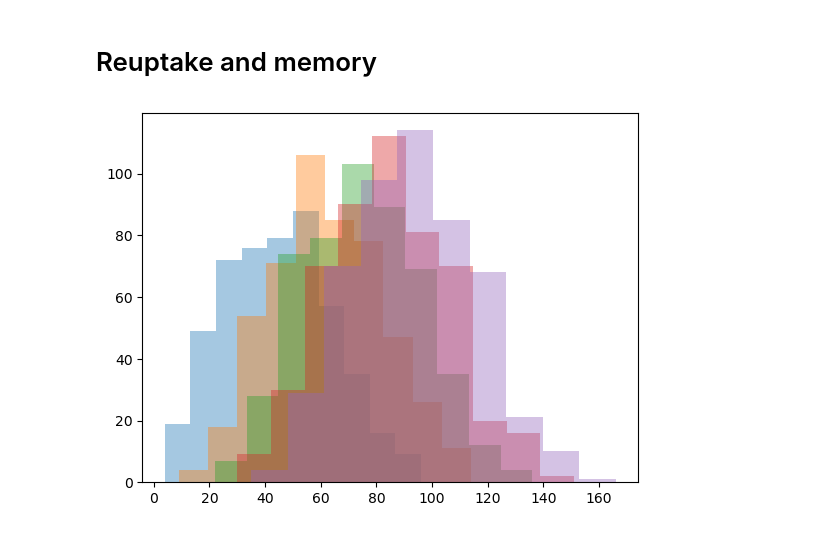
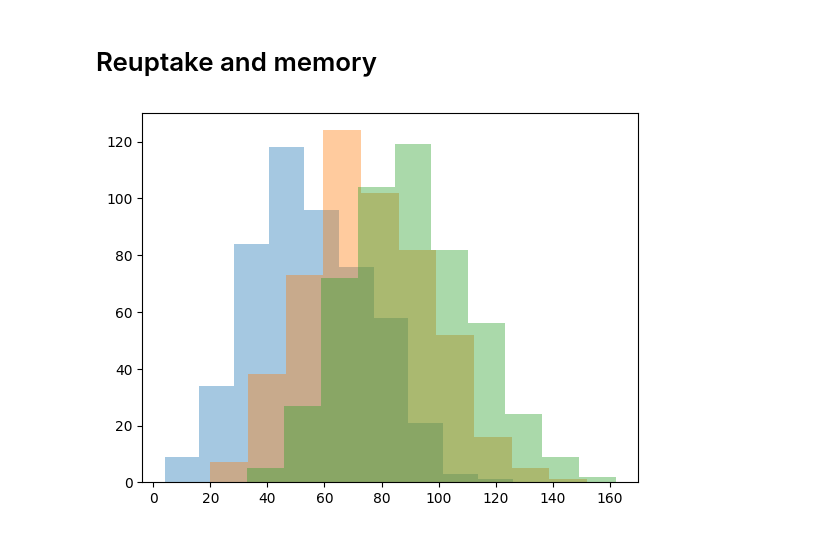
Before and after one commit to kleineidam/LeafTransport, a Jupyter notebook: ants.ipynb, the cells around one changed output. Saved outputs shown, nothing was run; the diff lists cells and outputs as text; code cells hidden in the pictures.

```diff
--- a/ants.ipynb
+++ b/ants.ipynb
@@ -45,23 +47,23 @@ plt.hist(leaves);
 # %%
 leaves = np.zeros(500)
 
 leaf_moves = np.zeros_like(leaves)
 for t in np.arange(1000):
     for i in range(len(leaves)):
         if leaf_moves[i]:
             #step forward
             leaves[i] += 1
             # demotivator
             motivation = 100 * np.exp(-t/500)
             if  motivation < np.random.randint(0,100):
                 # DROP LEAF
                 leaf_moves[i] = False
         else:
             if np.random.randint(0,100) > 95:
                 leaf_moves[i] = True
 
-    if t%200==199:
+    if t%300==299:
         plt.hist(leaves, alpha=0.4);
         #print(t)
 # %% [output]
-[figure, old version]
+[figure, new version]
```
Also changed, not shown: parts of 3 cells of this notebook.
